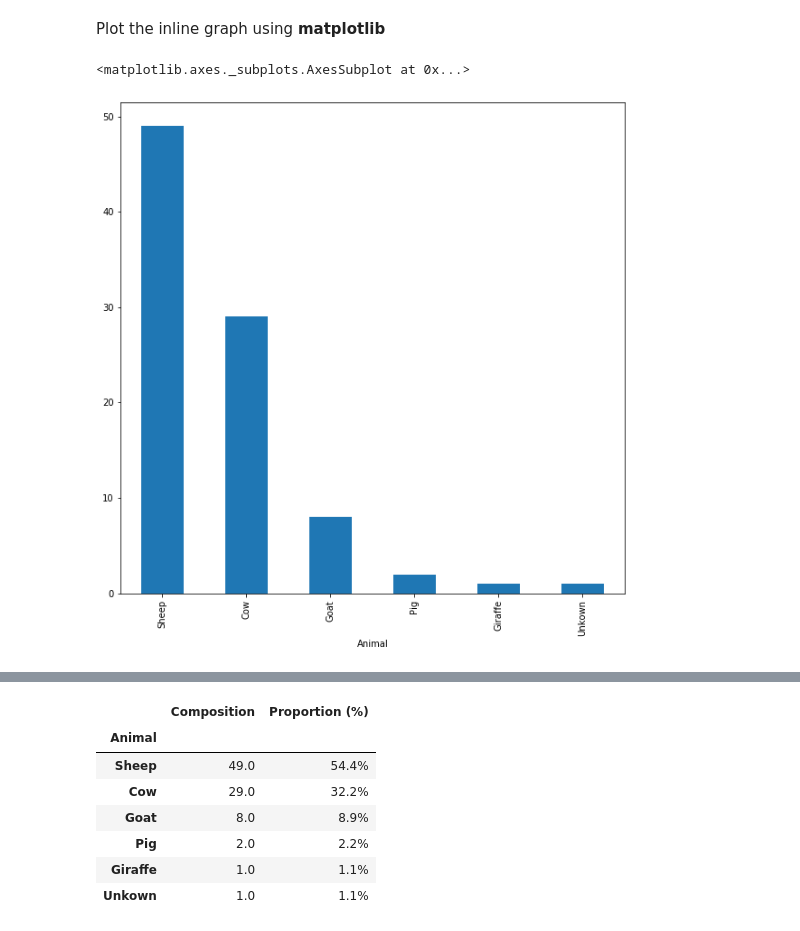
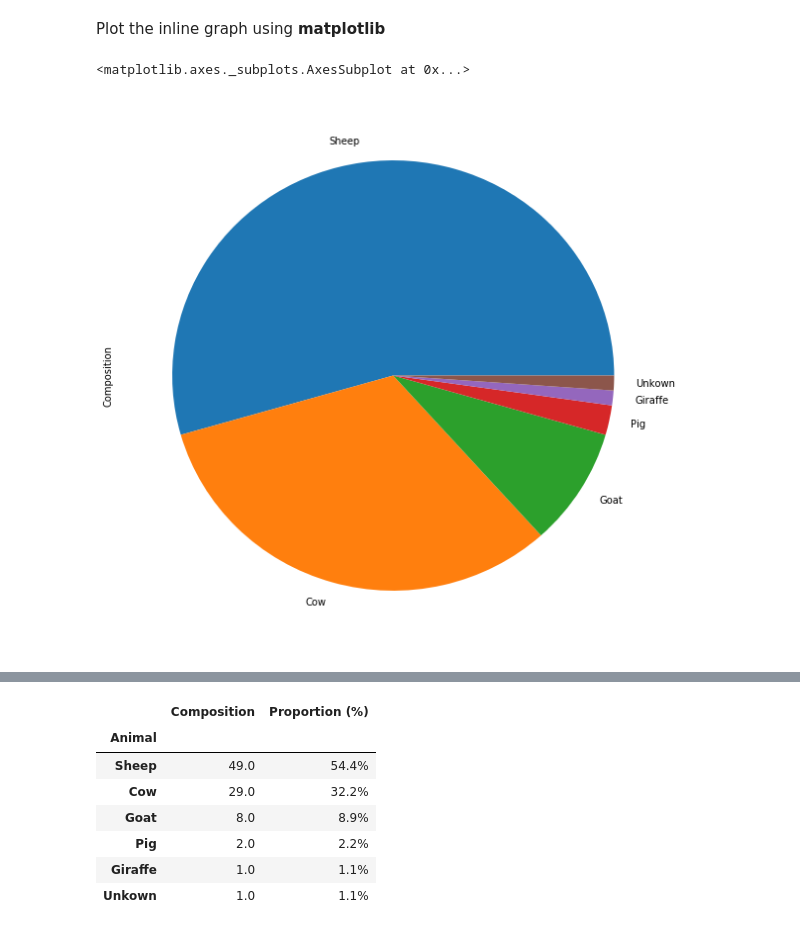
Before and after one commit to ousodaniel/ipynbs, a Jupyter notebook: NaivashaCovert.ipynb, the cells around one changed output, grey strips where cells are left out. Drawn from its saved outputs; the diff is of its cells as text; code cells hidden in the pictures.

```diff
--- a/NaivashaCovert.ipynb
+++ b/NaivashaCovert.ipynb
@@ -48,12 +45,12 @@ Plot the inline graph using __matplotlib__
 %matplotlib inline
 # %%
 # Plot a pie graph of size 10 by 10 inch
-plot = naivasha_covert_idx.iloc[:, 0].plot.bar(figsize=(10,10))
+plot = naivasha_covert_idx.Composition.plot.pie(figsize=(10,10))
 
 # Display graph
 plot
 # %% [output]
 <matplotlib.axes._subplots.AxesSubplot at 0x...>
-[figure, old version]
+[figure, new version]
 # %%
 Appending the proportions to the number of species recorded
```
Also changed, not shown: parts of 3 cells of this notebook, 29 other files.
